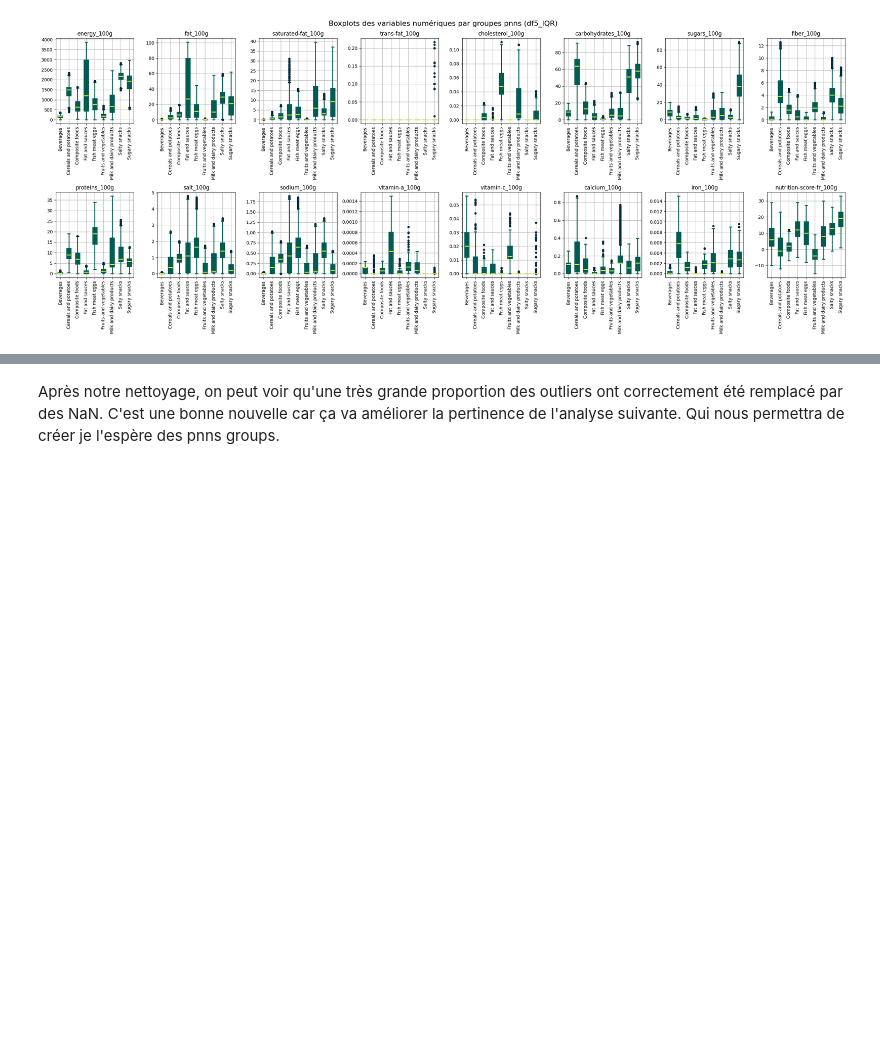
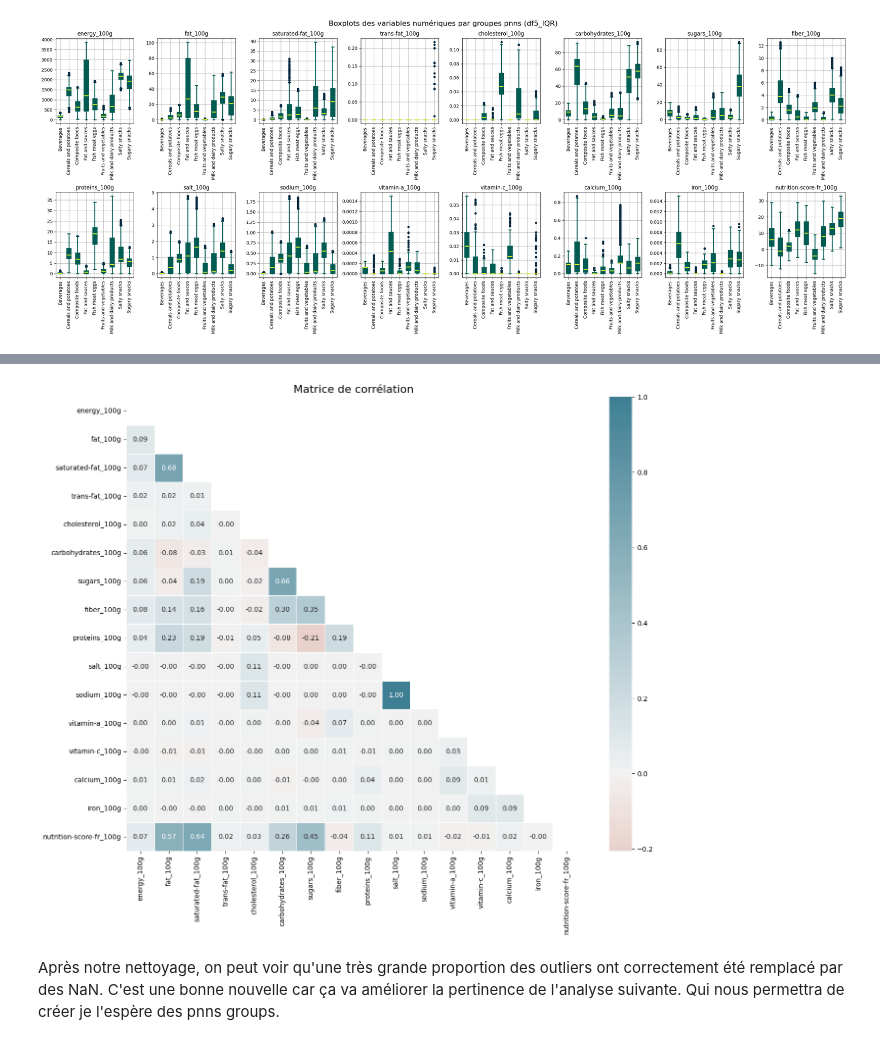
Before and after one commit to richardhugou/ocraip3, a Jupyter notebook: Rendu/1 ACP IQR_PNNS.ipynb, the cells around one changed output, grey strips where cells are left out. Cells and saved outputs as stored; diff of their text form; code cells hidden in the pictures; blank space fills up the shorter version.

```diff
--- a/Rendu/1 ACP IQR_PNNS.ipynb
+++ b/Rendu/1 ACP IQR_PNNS.ipynb
@@ -232,3 +367,47 @@ create_boxplots(df5_IQR, "df5_IQR")
+# %%
+# Création d'un dataframe sans la variable code et pnns_groups_1
+df9_corr = df5_IQR.drop(columns=['code', 'pnns_groups_1'])
+
+def correlation_heatmap(df, figsize=(15, 12), title="Matrice de corrélation", palette="diverging"):
+    """
+    Crée une heatmap de corrélation à partir d'un DataFrame, en excluant les colonnes 'code' et 'pnns_groups_1'.
+
+    Args:
+        df (pd.DataFrame): DataFrame contenant les données numériques.
+        figsize (tuple): Taille de la figure (largeur, hauteur).
+        title (str): Titre de la heatmap.
+        palette (str): Type de palette de couleurs ("diverging" ou "custom").
+
+    Returns:
+        None: Affiche la heatmap.
+    """
+
+    # Suppression des colonnes non numériques et des colonnes spécifiées
+    df_corr = df.select_dtypes(include='number').drop(columns=['code', 'pnns_groups_1'], errors='ignore')
+
+    # Calcul de la matrice de corrélation
+    corr_matrix = df_corr.corr()
+
+    # Masque pour la partie triangulaire supérieure
+    mask = np.triu(np.ones_like(corr_matrix, dtype=bool))
+
+    # Palette de couleurs
+    if palette == "diverging":
+        cmap = sns.diverging_palette(20, 220, as_cmap=True)
+    else:
+        # Remplacez par vos couleurs personnalisées si vous choisissez "custom"
+        cmap = sns.color_palette("custom_palette", as_cmap=True)
+
+    # Création de la heatmap
+    plt.figure(figsize=figsize)
+    sns.heatmap(corr_matrix, mask=mask, cmap=cmap, center=0, annot=True, fmt=".2f", square=True, linewidths=0.5)
+    plt.title(title, fontsize=16)
+    plt.show()
+
+# Utilisation de la fonction (remplacez df5_IQR par votre DataFrame)
+correlation_heatmap(df5_IQR)
+# %% [output]
+[figure, added]
 # %% [markdown]
 Après notre nettoyage, on peut voir qu'une très grande proportion des outliers ont correctement été remplacé par des NaN. C'est une bonne nouvelle car ça va améliorer la pertinence de l'analyse suivante. Qui nous permettra de créer je l'espère des pnns groups.
 # %% [markdown]
```
Also changed, not shown: parts of 15 cells of this notebook, 4 other files.
